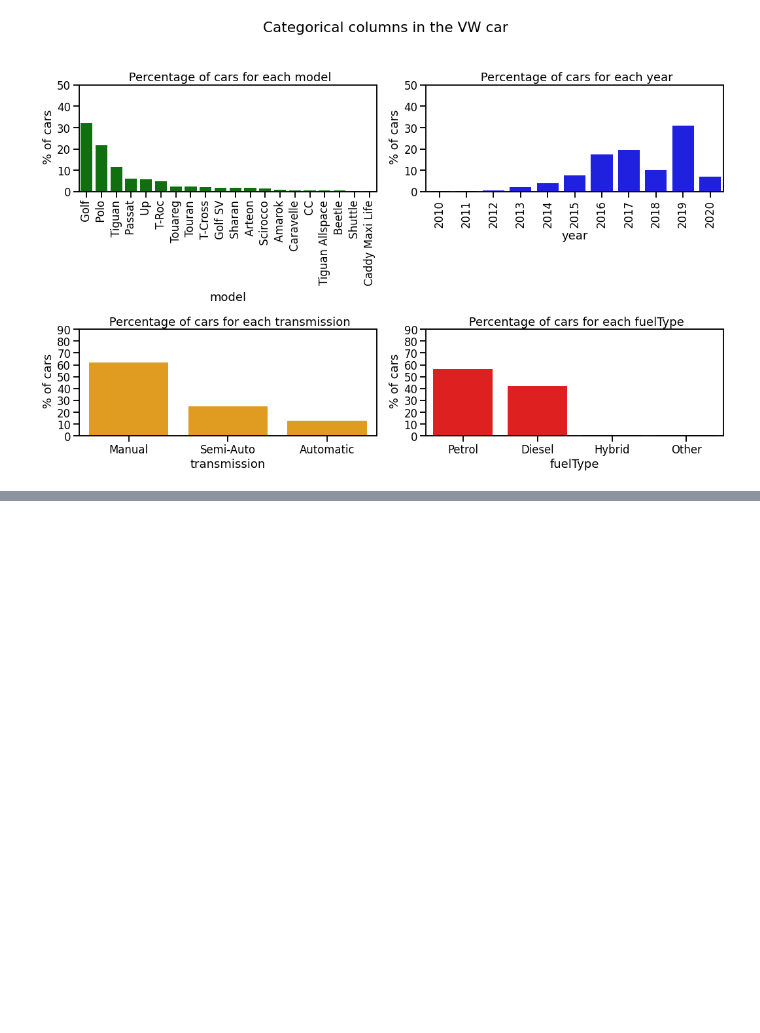
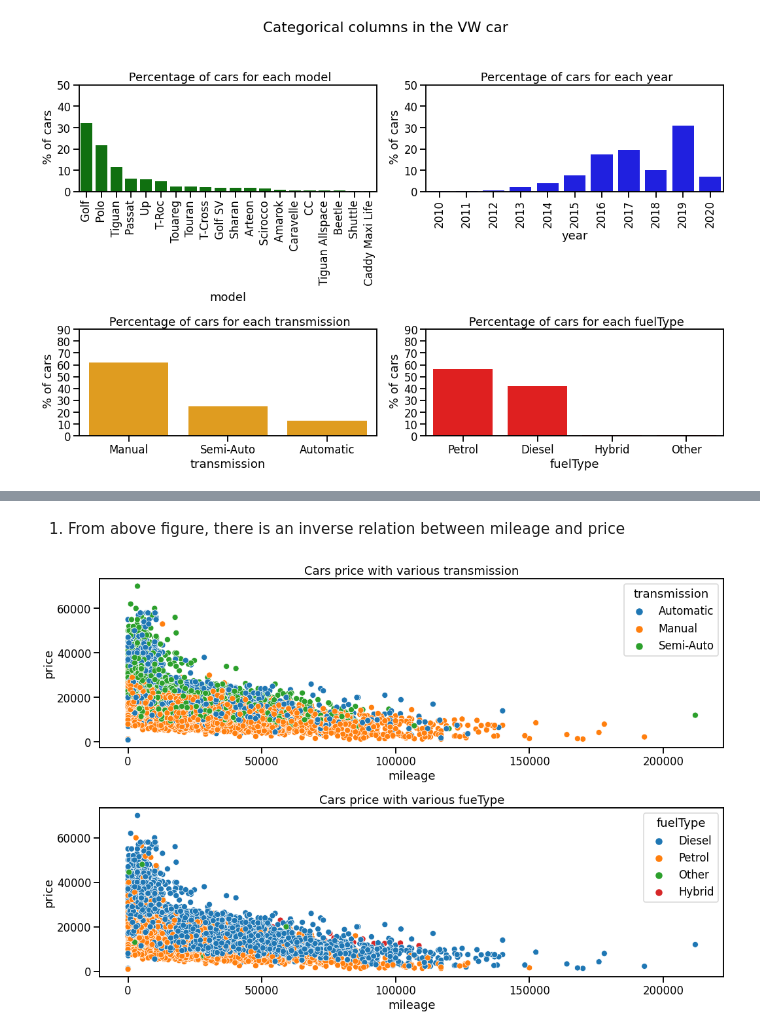
Before and after one commit to zim10/VW-used-car-analysis, a Jupyter notebook: VW_used_car_EDA.ipynb, the cells around one changed output, grey strips where cells are left out. Cells and saved outputs as stored; diff of their text form; code cells hidden in the pictures; blank space fills up the shorter version.

```diff
--- a/VW_used_car_EDA.ipynb
+++ b/VW_used_car_EDA.ipynb
@@ -284,0 +152,24 @@ plt.show()
+# %% [markdown]
+
+
+
+
+1.  From above figure, there is an inverse relation between mileage and price
+# %%
+# adding a categorical feature: 'transmission'
+
+plt.figure(figsize=(15,10))
+plt.subplot(2,1,1)
+sns.scatterplot(x='mileage', y='price', data=df, hue='transmission')
+plt.title("Cars price with various transmission")
+
+# adding a categorical feature: 'fuelType'
+
+plt.subplot(2,1,2)
+sns.scatterplot(x='mileage', y='price', data=df, hue='fuelType')
+plt.title("Cars price with various fuelType")
+
+plt.tight_layout()
+plt.show()
+# %% [output]
+[figure, added]
```
Also changed, not shown: parts of 32 cells of this notebook.
